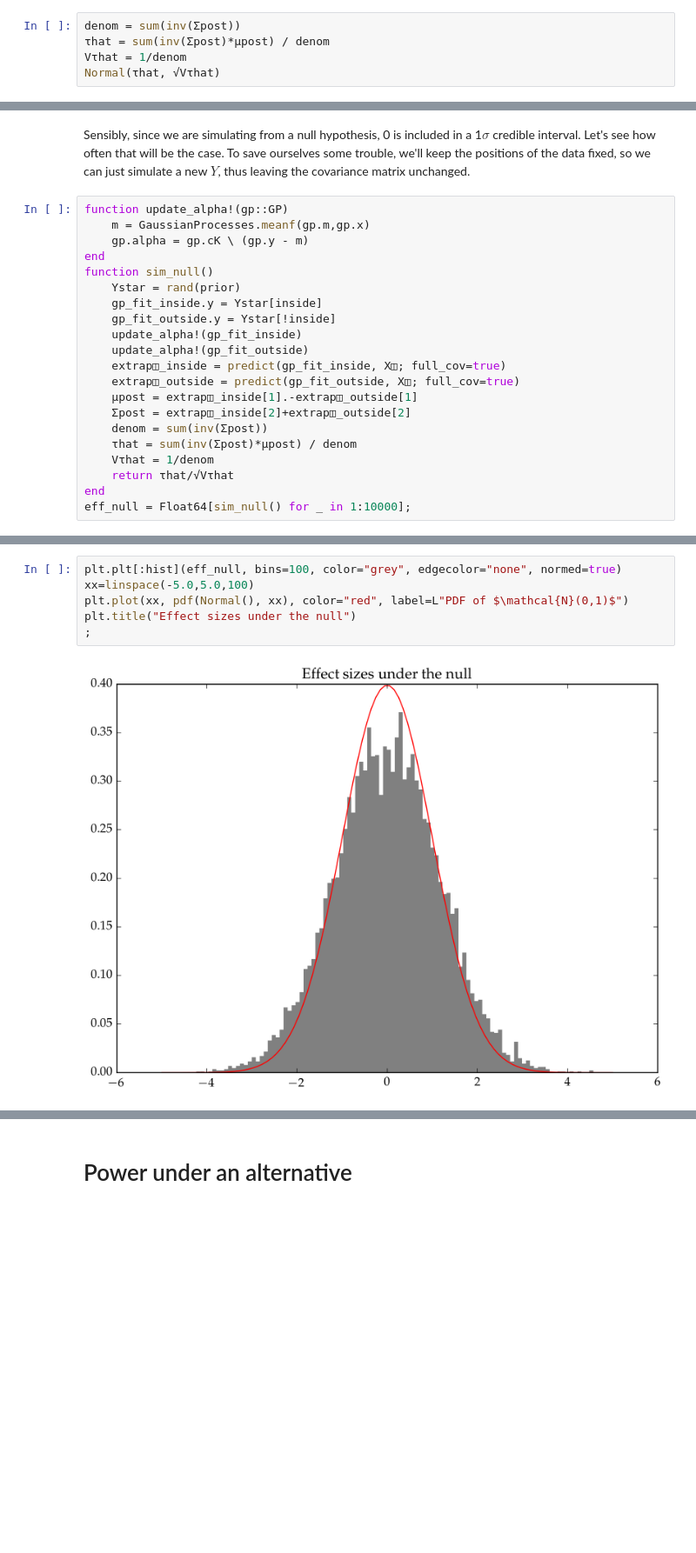
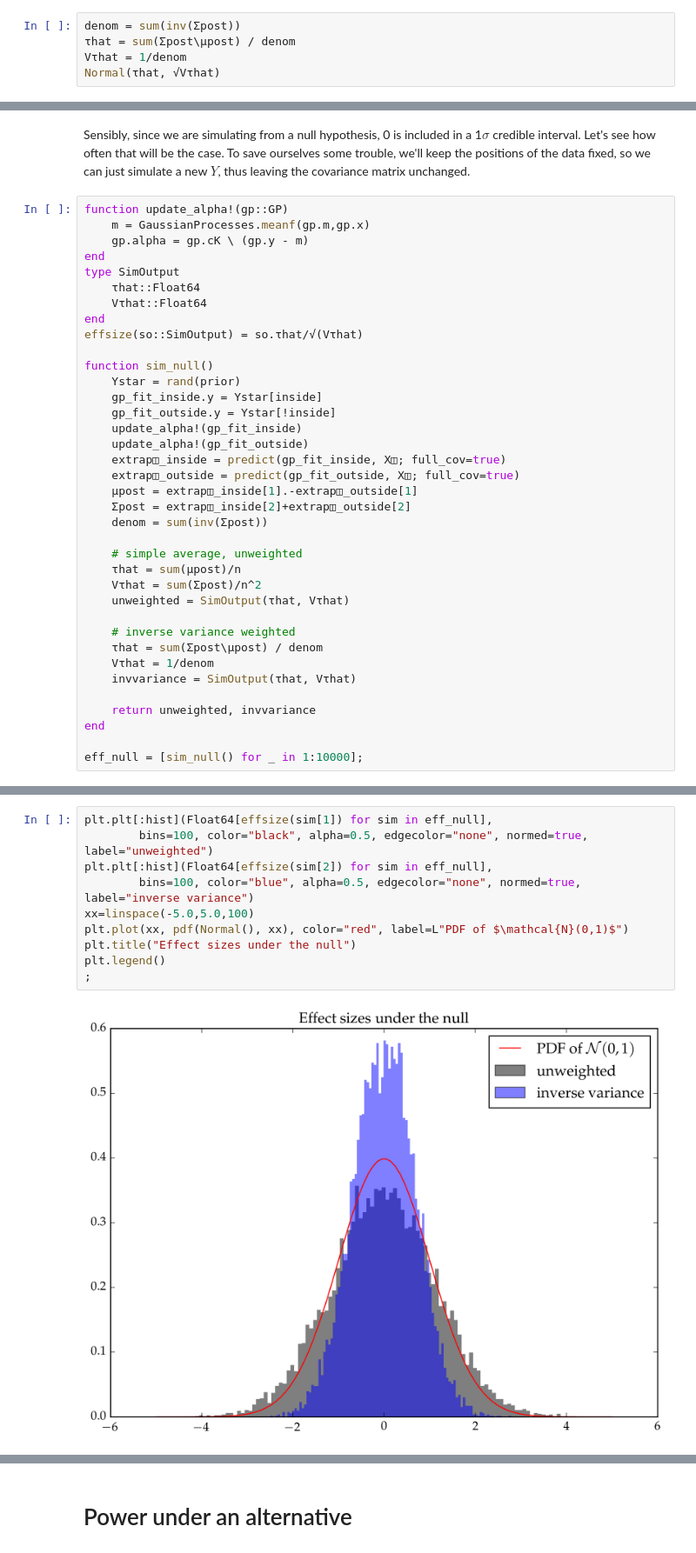
Before and after one commit to gwb/rdd-coverage, a Jupyter notebook: Maxime/2GP spatial inference.ipynb, the cells around one changed output, grey strips where cells are left out. Shown at 87% size. Cells and saved outputs as stored; diff of their text form; blank space fills up the shorter version.

```diff
--- a/Maxime/2GP spatial inference.ipynb
+++ b/Maxime/2GP spatial inference.ipynb
@@ -181,7 +178,7 @@ The problem with this is that the estimated variance $\V\hat{\tau}$ will blow up
 \end{align}
 # %%
 denom = sum(inv(Σpost))
-τhat = sum(inv(Σpost)*μpost) / denom
+τhat = sum(Σpost\μpost) / denom
 Vτhat = 1/denom
 Normal(τhat, √Vτhat)
 # %% [output]
@@ -195,6 +192,12 @@ function update_alpha!(gp::GP)
     m = GaussianProcesses.meanf(gp.m,gp.x)
     gp.alpha = gp.cK \ (gp.y - m)
 end
+type SimOutput
+    τhat::Float64
+    Vτhat::Float64
+end
+effsize(so::SimOutput) = so.τhat/√(Vτhat)
+
 function sim_null()
     Ystar = rand(prior)
     gp_fit_inside.y = Ystar[inside]
@@ -206,8 +209,18 @@ function sim_null()
     μpost = extrap◫_inside[1].-extrap◫_outside[1]
     Σpost = extrap◫_inside[2]+extrap◫_outside[2]
     denom = sum(inv(Σpost))
-    τhat = sum(inv(Σpost)*μpost) / denom
+
+    # simple average, unweighted
+    τhat = sum(μpost)/n
+    Vτhat = sum(Σpost)/n^2
+    unweighted = SimOutput(τhat, Vτhat)
+
+    # inverse variance weighted
+    τhat = sum(Σpost\μpost) / denom
     Vτhat = 1/denom
-    return τhat/√Vτhat
+    invvariance = SimOutput(τhat, Vτhat)
+
+    return unweighted, invvariance
 end
-eff_null = Float64[sim_null() for _ in 1:10000];
+
+eff_null = [sim_null() for _ in 1:10000];
@@ -214,8 +231,12 @@ eff_null = Float64[sim_null() for _ in 1:10000];
 # %%
-plt.plt[:hist](eff_null, bins=100, color="grey", edgecolor="none", normed=true)
+plt.plt[:hist](Float64[effsize(sim[1]) for sim in eff_null],
+        bins=100, color="black", alpha=0.5, edgecolor="none", normed=true, label="unweighted")
+plt.plt[:hist](Float64[effsize(sim[2]) for sim in eff_null],
+        bins=100, color="blue", alpha=0.5, edgecolor="none", normed=true, label="inverse variance")
 xx=linspace(-5.0,5.0,100)
 plt.plot(xx, pdf(Normal(), xx), color="red", label=L"PDF of $\mathcal{N}(0,1)$")
 plt.title("Effect sizes under the null")
+plt.legend()
 ;
 # %% [output]
-[figure, old version]
+[figure, new version]
```
Also changed, not shown: parts of 16 cells of this notebook.
